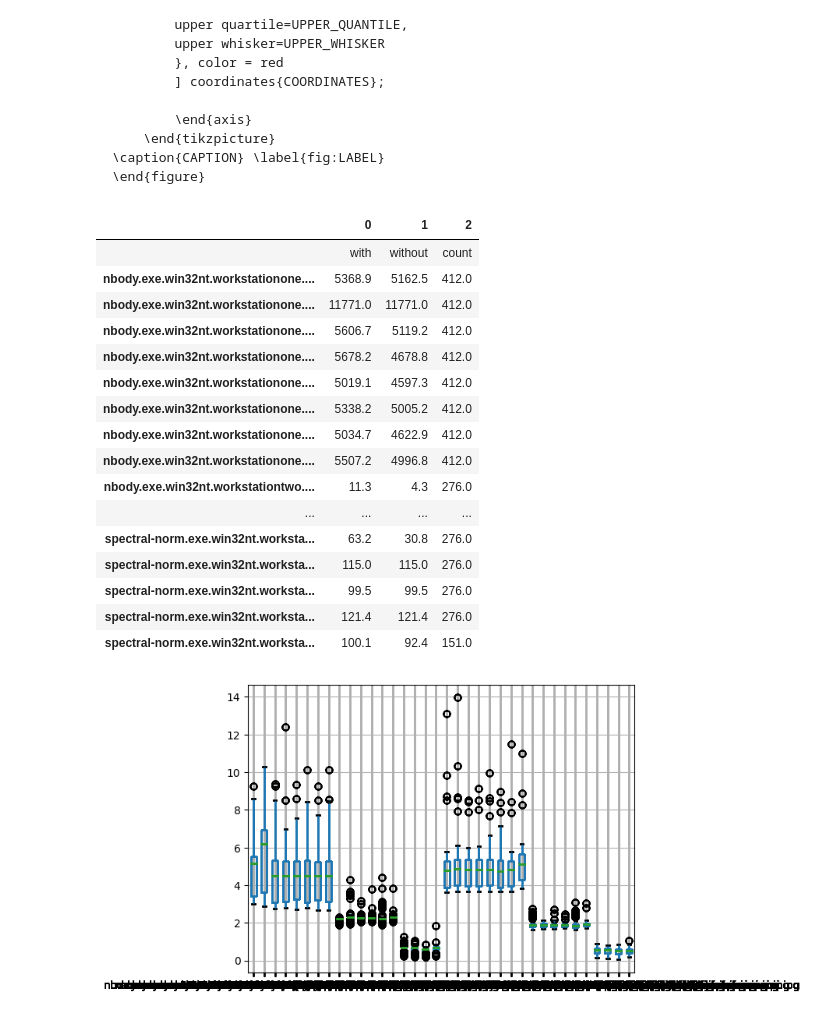
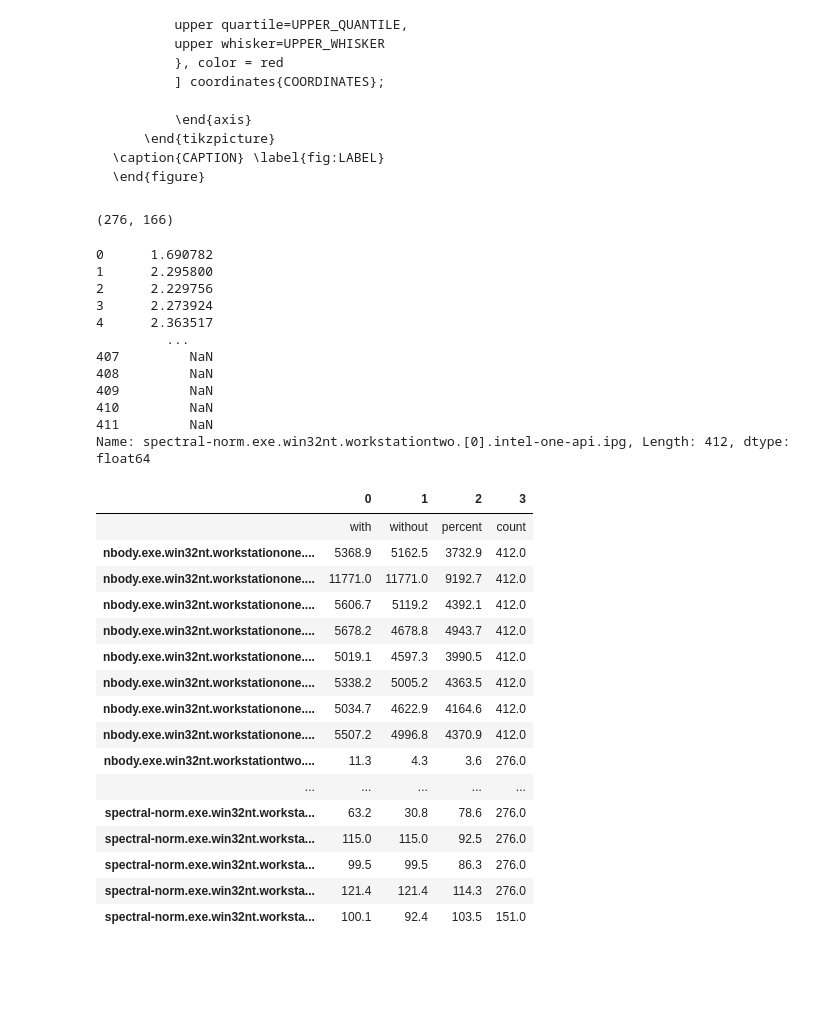
Before and after one commit to KuskIV/BDEnergy, a Jupyter notebook: analytics/result-analysis.ipynb, the cells around one changed output. Saved outputs shown, nothing was run; the diff lists cells and outputs as text; code cells hidden in the pictures; blank space fills up the shorter version.

```diff
--- a/analytics/result-analysis.ipynb
+++ b/analytics/result-analysis.ipynb
@@ -849,0 +852,33 @@ generating plots is disabled
+# %%
+def remove_n_percent(df, column, percent):
+    data_to_order = df[column]
+
+    list(data_to_order).sort()
+    data_to_order = [x for x in data_to_order if str(x) != 'nan']
+    data_to_order
+    percent = 20
+
+    n = len(data_to_order)
+    outliers = int(n*percent/100) #may want some rounding logic if n is small
+    trimmed_data = data_to_order[outliers: n-outliers]
+
+    return trimmed_data
+# %%
+len(data_to_order), len(trimmed_data)
+# %% [output]
+(276, 166)
+# %%
+data_to_order
+# %% [output]
+0      1.690782
+1      2.295800
+2      2.229756
+3      2.273924
+4      2.363517
+         ...
+407         NaN
+408         NaN
+409         NaN
+410         NaN
+411         NaN
+Name: spectral-norm.exe.win32nt.workstationtwo.[0].intel-one-api.ipg, Length: 412, dtype: float64
@@ -850,49 +890,52 @@ generating plots is disabled
 # %%
 cochrans_data = {
-    "" : ["with", "without", "count"]
+    "" : ["with", "without", "percent", "count"]
 }
 
 if get_measurements:
     Z = 1.96
     E = 0.03
 
     # Z = 2.58
     # E = 0.01
 
     include_outliers = False
 
     used_df = cpu_dynamic_watt_df
 
     for column in used_df.columns:
         used_df_without_outlisers = math_util.exclude_outliers(used_df, column)
+        used_df_without_n_percent = remove_n_percent(used_df, column, 20)
 
         current_count = used_df[column].count()
 
         values = used_df_without_outlisers
         n_zero_without = math_util.get_cochran(values, Z, E)
 
+        values = used_df_without_n_percent
+        n_zero_percent = math_util.get_cochran(values, Z, E)
+
         values = list(used_df[column])
         n_zero = math_util.get_cochran(values, Z, E)
 
-        cochrans_data[column] = [round(n_zero, 1), round(n_zero_without, 1), current_count]
+        cochrans_data[column] = [round(n_zero, 1), round(n_zero_without, 1), round(n_zero_percent, 1), current_count]
 
 pd.DataFrame(cochrans_data).T
 # %% [output]
-|  | 0 | 1 | 2 |
-|  | with | without | count |
-| nbody.exe.win32nt.workstationone.... | 5368.9 | 5162.5 | 412.0 |
-| nbody.exe.win32nt.workstationone.... | 11771.0 | 11771.0 | 412.0 |
-| nbody.exe.win32nt.workstationone.... | 5606.7 | 5119.2 | 412.0 |
-| nbody.exe.win32nt.workstationone.... | 5678.2 | 4678.8 | 412.0 |
-| nbody.exe.win32nt.workstationone.... | 5019.1 | 4597.3 | 412.0 |
-| nbody.exe.win32nt.workstationone.... | 5338.2 | 5005.2 | 412.0 |
-| nbody.exe.win32nt.workstationone.... | 5034.7 | 4622.9 | 412.0 |
-| nbody.exe.win32nt.workstationone.... | 5507.2 | 4996.8 | 412.0 |
-| nbody.exe.win32nt.workstationtwo.... | 11.3 | 4.3 | 276.0 |
-| ... | ... | ... | ... |
-| spectral-norm.exe.win32nt.worksta... | 63.2 | 30.8 | 276.0 |
-| spectral-norm.exe.win32nt.worksta... | 115.0 | 115.0 | 276.0 |
-| spectral-norm.exe.win32nt.worksta... | 99.5 | 99.5 | 276.0 |
-| spectral-norm.exe.win32nt.worksta... | 121.4 | 121.4 | 276.0 |
-| spectral-norm.exe.win32nt.worksta... | 100.1 | 92.4 | 151.0 |
+|  | 0 | 1 | 2 | 3 |
+|  | with | without | percent | count |
+| nbody.exe.win32nt.workstationone.... | 5368.9 | 5162.5 | 3732.9 | 412.0 |
+| nbody.exe.win32nt.workstationone.... | 11771.0 | 11771.0 | 9192.7 | 412.0 |
+| nbody.exe.win32nt.workstationone.... | 5606.7 | 5119.2 | 4392.1 | 412.0 |
+| nbody.exe.win32nt.workstationone.... | 5678.2 | 4678.8 | 4943.7 | 412.0 |
+| nbody.exe.win32nt.workstationone.... | 5019.1 | 4597.3 | 3990.5 | 412.0 |
+| nbody.exe.win32nt.workstationone.... | 5338.2 | 5005.2 | 4363.5 | 412.0 |
+| nbody.exe.win32nt.workstationone.... | 5034.7 | 4622.9 | 4164.6 | 412.0 |
+| nbody.exe.win32nt.workstationone.... | 5507.2 | 4996.8 | 4370.9 | 412.0 |
+| nbody.exe.win32nt.workstationtwo.... | 11.3 | 4.3 | 3.6 | 276.0 |
+| ... | ... | ... | ... | ... |
+| spectral-norm.exe.win32nt.worksta... | 63.2 | 30.8 | 78.6 | 276.0 |
+| spectral-norm.exe.win32nt.worksta... | 115.0 | 115.0 | 92.5 | 276.0 |
+| spectral-norm.exe.win32nt.worksta... | 99.5 | 99.5 | 86.3 | 276.0 |
+| spectral-norm.exe.win32nt.worksta... | 121.4 | 121.4 | 114.3 | 276.0 |
+| spectral-norm.exe.win32nt.worksta... | 100.1 | 92.4 | 103.5 | 151.0 |
-[figure, removed]
```
Also changed, not shown: parts of 4 cells of this notebook, 2 other files.
